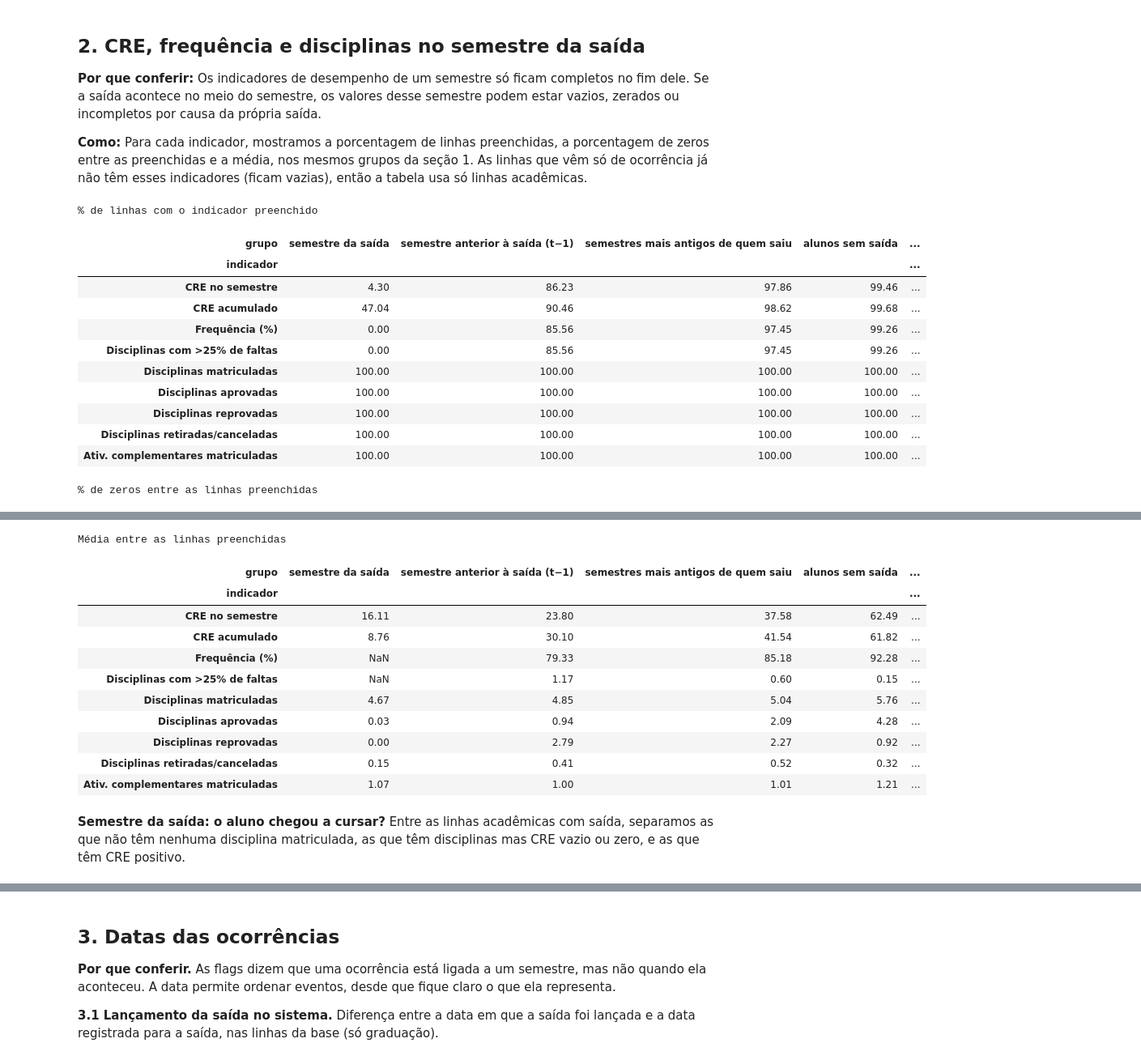
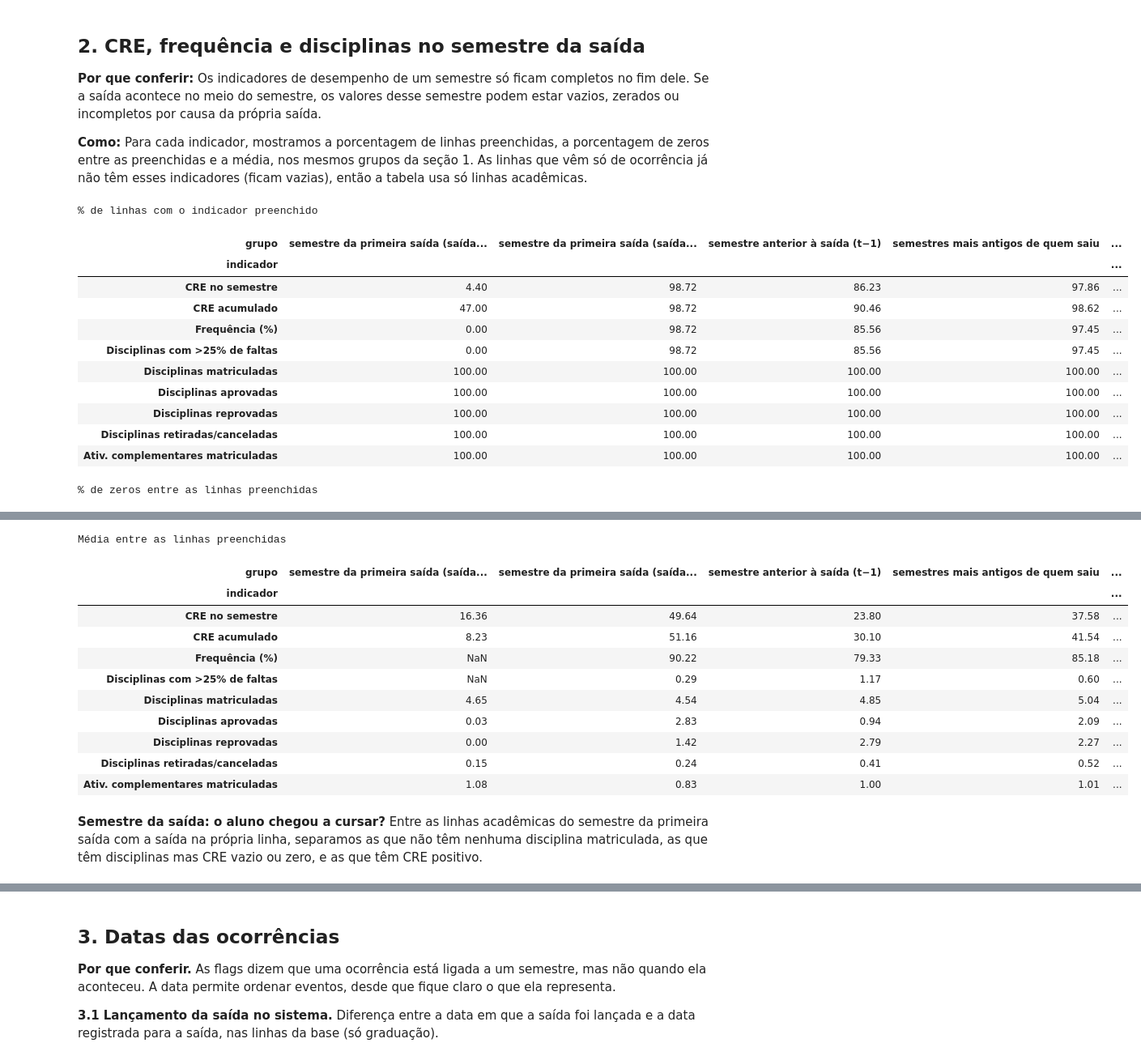
Before and after one commit to jovsxf/TCC, a Jupyter notebook: temporalidade_campos_v4.ipynb, the cells around one changed output, grey strips where cells are left out. Shown at 81% size. Saved outputs shown, nothing was run; the diff lists cells and outputs as text; code cells hidden in the pictures.

```diff
--- a/temporalidade_campos_v4.ipynb
+++ b/temporalidade_campos_v4.ipynb
@@ -20,13 +20,13 @@ import numpy as np
 import pandas as pd
 from IPython.display import display
 
-CSV_PATH = Path(os.environ.get("TCC_CSV_PATH", "Base_academica_v3.csv"))
+CSV_PATH = Path(os.environ.get("TCC_CSV_PATH", "Base_academica_v4.csv"))
 HASH_CSV = hashlib.sha256(CSV_PATH.read_bytes()).hexdigest().upper()
 print("Arquivo:", CSV_PATH.name)
 print("SHA-256:", HASH_CSV)
-HASH_V3 = "9CCE803735488354B820F9B1976612AB9D1DE5950EDB91BE57F85C415D6A2343"
-if HASH_CSV != HASH_V3:
-    print("Atenção: o arquivo não é a Base_academica_v3.csv registrada no relatório.")
+HASH_V4 = "A37D9F2F12CB0A19DF1011BE6BA61D64E644A4C01717714DCD0B62C782DE3646"
+if HASH_CSV != HASH_V4:
+    print("Atenção: o arquivo não é a Base_academica_v4.csv registrada no relatório.")
 
 raw = pd.read_csv(
     CSV_PATH, sep=";", encoding="utf-8-sig", dtype="string",
@@ -158,8 +161,10 @@ Se a situação descreve só o semestre, t−1 deveria se parecer com os semestr
 def grupo_status(linha):
     if pd.isna(linha.PRIMEIRA_SAIDA):
         return "4. alunos sem saída"
-    if linha.SAIDA:
-        return "1. semestre da saída"
+    if linha.SEM == linha.PRIMEIRA_SAIDA:
+        if linha.SAIDA:
+            return "1a. semestre da primeira saída (saída na linha)"
+        return "1b. semestre da primeira saída (saída em outra linha)"
     if linha.SEM == linha.PRIMEIRA_SAIDA - 1:
         return "2. semestre anterior à saída (t−1)"
     if linha.SEM < linha.PRIMEIRA_SAIDA - 1:
@@ -172,6 +177,32 @@ status = pd.crosstab(academica.GRUPO, academica.STATUSALUNO.fillna("(vazio)"))
 status_pct = pd.crosstab(academica.GRUPO, academica.STATUSALUNO.fillna("(vazio)"), normalize="index") * 100
 mostrar("Linhas acadêmicas por grupo e situação do aluno (contagem)", status.assign(total=status.sum(axis=1)))
 mostrar("Linhas acadêmicas por grupo e situação do aluno (% da linha)", status_pct)
+
+depois = academica.loc[academica.GRUPO.eq("5. depois da primeira saída")]
+print(f"Linhas depois da primeira saída com nova saída na linha: {int(depois.SAIDA.sum())} de {len(depois)}")
+
+primeira = academica.loc[academica.GRUPO.str.startswith("1")].copy()
+linhas_acad = academica.groupby(["HANDLEALUNO", "SEM"]).size()
+saida_ocorrencia = set(zip(
+    df.loc[df.ORIGEMREGISTRO.eq("OCORRENCIA") & df.SAIDA].HANDLEALUNO,
+    df.loc[df.ORIGEMREGISTRO.eq("OCORRENCIA") & df.SAIDA].SEM,
+))
+primeira["MAIS_DE_UMA_LINHA_ACADEMICA"] = [
+    linhas_acad[(aluno, sem)] > 1 for aluno, sem in zip(primeira.HANDLEALUNO, primeira.SEM)
+]
+primeira["SAIDA_EM_LINHA_DE_OCORRENCIA"] = [
+    (aluno, sem) in saida_ocorrencia for aluno, sem in zip(primeira.HANDLEALUNO, primeira.SEM)
+]
+mostrar(
+    "Semestre da primeira saída: onde está a marcação de saída",
+    primeira.groupby("GRUPO").agg(
+        linhas=("SEM", "size"),
+        inativo_pct=("STATUSALUNO", lambda serie: serie.eq("Inativo").mean() * 100),
+        frequencia_preenchida_pct=("IA04_01", lambda serie: serie.notna().mean() * 100),
+        mais_de_uma_linha_academica_pct=("MAIS_DE_UMA_LINHA_ACADEMICA", lambda serie: serie.mean() * 100),
+        saida_em_linha_de_ocorrencia_pct=("SAIDA_EM_LINHA_DE_OCORRENCIA", lambda serie: serie.mean() * 100),
+    ),
+)
 # %% [output]
 Linhas acadêmicas por grupo e situação do aluno (contagem)
 | STATUSALUNO | Ativo | Desconhecido | Em Mobilidade Acadêmica | Inativo | Matrícula Pendente | total |
@@ -246,7 +297,8 @@ for grupo, dados in academica.groupby("GRUPO"):
 indicadores = pd.DataFrame(linhas)
 indicadores["grupo"] = indicadores.grupo.str.split(". ", n=1).str[1]
 ORDEM_GRUPOS = [
-    "semestre da saída", "semestre anterior à saída (t−1)",
+    "semestre da primeira saída (saída na linha)", "semestre da primeira saída (saída em outra linha)",
+    "semestre anterior à saída (t−1)",
     "semestres mais antigos de quem saiu", "alunos sem saída", "depois da primeira saída",
 ]
 ORDEM_GRUPOS = [grupo for grupo in ORDEM_GRUPOS if grupo in set(indicadores.grupo)]
@@ -262,12 +314,12 @@ for medida, titulo in [
     )
 # %% [output]
 % de linhas com o indicador preenchido
-| grupo | semestre da saída | semestre anterior à saída (t−1) | semestres mais antigos de quem saiu | alunos sem saída | ... |
+| grupo | semestre da primeira saída (saída... | semestre da primeira saída (saída... | semestre anterior à saída (t−1) | semestres mais antigos de quem saiu | ... |
 | indicador |  |  |  |  | ... |
-| CRE no semestre | 4.30 | 86.23 | 97.86 | 99.46 | ... |
-| CRE acumulado | 47.04 | 90.46 | 98.62 | 99.68 | ... |
-| Frequência (%) | 0.00 | 85.56 | 97.45 | 99.26 | ... |
-| Disciplinas com >25% de faltas | 0.00 | 85.56 | 97.45 | 99.26 | ... |
+| CRE no semestre | 4.40 | 98.72 | 86.23 | 97.86 | ... |
+| CRE acumulado | 47.00 | 98.72 | 90.46 | 98.62 | ... |
+| Frequência (%) | 0.00 | 98.72 | 85.56 | 97.45 | ... |
+| Disciplinas com >25% de faltas | 0.00 | 98.72 | 85.56 | 97.45 | ... |
 | Disciplinas matriculadas | 100.00 | 100.00 | 100.00 | 100.00 | ... |
 | Disciplinas aprovadas | 100.00 | 100.00 | 100.00 | 100.00 | ... |
 | Disciplinas reprovadas | 100.00 | 100.00 | 100.00 | 100.00 | ... |
@@ -288,15 +340,15 @@ for medida, titulo in [
 Média entre as linhas preenchidas
-| grupo | semestre da saída | semestre anterior à saída (t−1) | semestres mais antigos de quem saiu | alunos sem saída | ... |
+| grupo | semestre da primeira saída (saída... | semestre da primeira saída (saída... | semestre anterior à saída (t−1) | semestres mais antigos de quem saiu | ... |
 | indicador |  |  |  |  | ... |
-| CRE no semestre | 16.11 | 23.80 | 37.58 | 62.49 | ... |
-| CRE acumulado | 8.76 | 30.10 | 41.54 | 61.82 | ... |
-| Frequência (%) | NaN | 79.33 | 85.18 | 92.28 | ... |
-| Disciplinas com >25% de faltas | NaN | 1.17 | 0.60 | 0.15 | ... |
-| Disciplinas matriculadas | 4.67 | 4.85 | 5.04 | 5.76 | ... |
-| Disciplinas aprovadas | 0.03 | 0.94 | 2.09 | 4.28 | ... |
-| Disciplinas reprovadas | 0.00 | 2.79 | 2.27 | 0.92 | ... |
-| Disciplinas retiradas/canceladas | 0.15 | 0.41 | 0.52 | 0.32 | ... |
-| Ativ. complementares matriculadas | 1.07 | 1.00 | 1.01 | 1.21 | ... |
+| CRE no semestre | 16.36 | 49.64 | 23.80 | 37.58 | ... |
+| CRE acumulado | 8.23 | 51.16 | 30.10 | 41.54 | ... |
+| Frequência (%) | NaN | 90.22 | 79.33 | 85.18 | ... |
+| Disciplinas com >25% de faltas | NaN | 0.29 | 1.17 | 0.60 | ... |
+| Disciplinas matriculadas | 4.65 | 4.54 | 4.85 | 5.04 | ... |
+| Disciplinas aprovadas | 0.03 | 2.83 | 0.94 | 2.09 | ... |
+| Disciplinas reprovadas | 0.00 | 1.42 | 2.79 | 2.27 | ... |
+| Disciplinas retiradas/canceladas | 0.15 | 0.24 | 0.41 | 0.52 | ... |
+| Ativ. complementares matriculadas | 1.08 | 0.83 | 1.00 | 1.01 | ... |
 # %% [markdown]
-**Semestre da saída: o aluno chegou a cursar?** Entre as linhas acadêmicas com saída, separamos as que não têm nenhuma disciplina matriculada, as que têm disciplinas mas CRE vazio ou zero, e as que têm CRE positivo.
+**Semestre da saída: o aluno chegou a cursar?** Entre as linhas acadêmicas do semestre da primeira saída com a saída na própria linha, separamos as que não têm nenhuma disciplina matriculada, as que têm disciplinas mas CRE vazio ou zero, e as que têm CRE positivo.
 # %%
```
Also changed, not shown: parts of 7 cells of this notebook, 1 other file.
